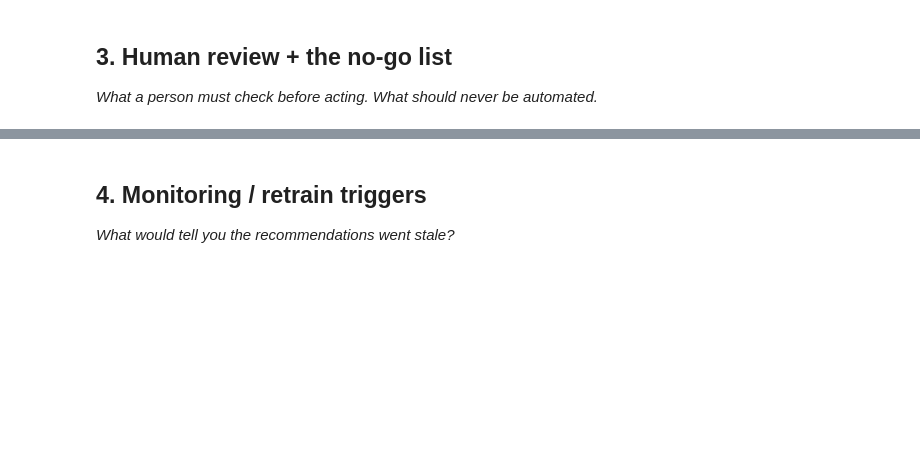
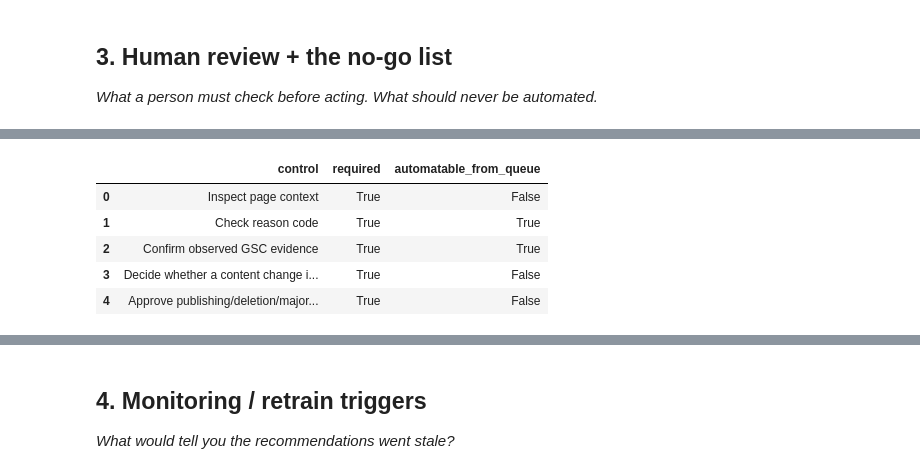
Before and after one commit to yasmeenmh90-beep/flyrank-ml-internship-starter, a Jupyter notebook: work/notebooks/w07_action_playbook.ipynb, the cells around one changed output, grey strips where cells are left out. Drawn from its saved outputs; the diff is of its cells as text; code cells hidden in the pictures; blank space fills up the shorter version.

```diff
--- a/work/notebooks/w07_action_playbook.ipynb
+++ b/work/notebooks/w07_action_playbook.ipynb
@@ -29,0 +580,98 @@ This skeleton is yours to fill. Work the sections **in order** — each one has
+# %%
+# This cell is for CODE (numbers, a query, a check).
+# Write your text answer in the cell ABOVE this one — typing sentences here breaks Run All.
+
+
+# Section 3 — Human review + the no-go list
+
+# Define the controls that must exist before a ranked item can
+# result in a real content action.
+
+human_review_controls = pd.DataFrame(
+    [
+        {
+            "control": "Inspect page context",
+            "required": True,
+            "automatable_from_queue": False,
+        },
+        {
+            "control": "Check reason code",
+            "required": True,
+            "automatable_from_queue": True,
+        },
+        {
+            "control": "Confirm observed GSC evidence",
+            "required": True,
+            "automatable_from_queue": True,
+        },
+        {
+            "control": "Decide whether a content change is appropriate",
+            "required": True,
+            "automatable_from_queue": False,
+        },
+        {
+            "control": "Approve publishing/deletion/major rewrite",
+            "required": True,
+            "automatable_from_queue": False,
+        },
+    ]
+)
+
+display(human_review_controls)
+
+# Verify that every queued item has the information a reviewer
+# needs to understand why it was surfaced.
+
+review_checks = {
+    "every_item_has_priority":
+        action_queue["priority"].notna().all(),
+
+    "every_item_has_reason_code":
+        action_queue["reason_code"].notna().all(),
+
+    "every_item_has_review_score":
+        action_queue["review_score"].notna().all(),
+
+    "review_scores_are_bounded":
+        action_queue["review_score"].between(0, 1).all(),
+
+    "human_only_actions_exist":
+        (~human_review_controls["automatable_from_queue"]).any(),
+}
+
+review_checks_df = pd.DataFrame(
+    review_checks.items(),
+    columns=["check", "passed"]
+)
+
+display(review_checks_df)
+
+assert review_checks_df["passed"].all()
+
+# Show a small review packet rather than taking any action.
+review_packet = action_queue.head(10)[
+    [
+        "rank",
+        "client_hash_id",
+        "content_hash_id",
+        "impressions",
+        "clicks",
+        "ctr",
+        "review_score",
+        "priority",
+        "reason_code",
+    ]
+].copy()
+
+display(review_packet)
+
+print("PASS: ranked items contain review information.")
+print("PASS: human-only decisions are explicitly separated from automated ranking.")
+print("No content action has been automated.")
+# %% [output]
+|  | control | required | automatable_from_queue |
+| 0 | Inspect page context | True | False |
+| 1 | Check reason code | True | True |
+| 2 | Confirm observed GSC evidence | True | True |
+| 3 | Decide whether a content change i... | True | False |
+| 4 | Approve publishing/deletion/major... | True | False |
```
Also changed, not shown: parts of 19 cells of this notebook.
